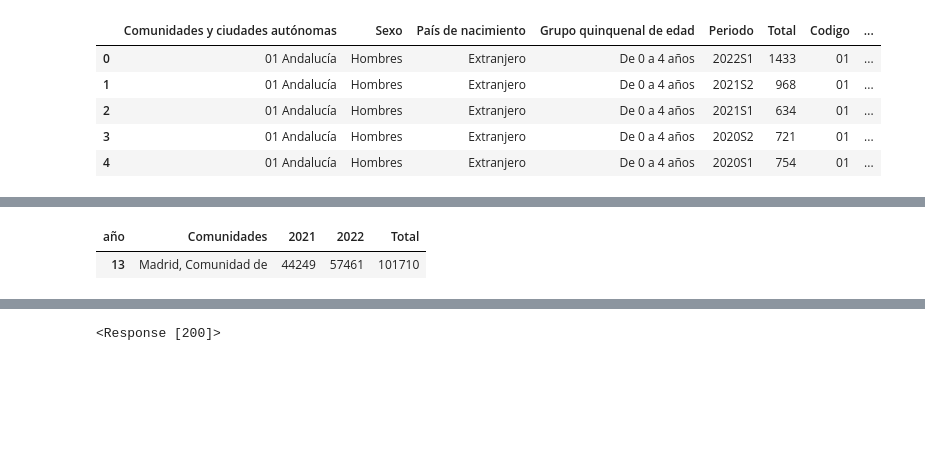
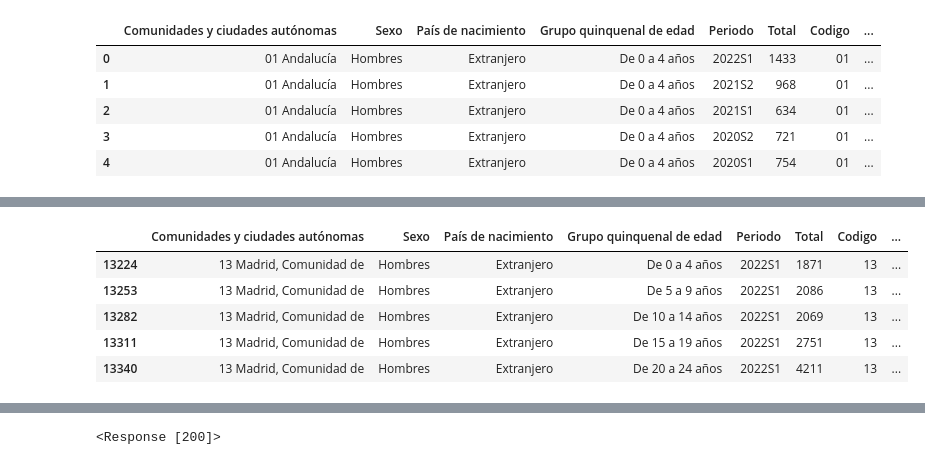
Before and after one commit to monicaclaros/ETL_P4, a Jupyter notebook: principal.ipynb, the cells around one changed output, grey strips where cells are left out. Saved outputs shown, nothing was run; the diff lists cells and outputs as text; code cells hidden in the pictures; blank space fills up the shorter version.

```diff
--- a/principal.ipynb
+++ b/principal.ipynb
@@ -130,0 +155,4 @@ migration.head()
+# %%
+#seleccionar el año 2022 (la última columna)
+df_2022 = migration[migration["año"] == "2022"]
+df_2022.info()
@@ -212,8 +212,12 @@ ccaa_2022
 # %%
 #Elegimos a la CCAA de Madrid
-df_reset = ccaa_2022.reset_index()
-df_madrid = df_reset[df_reset['Comunidades'] == "Madrid, Comunidad de"]
-df_madrid
+df_cm_2022 = df_2022[(df_2022["Comunidades"] == "Madrid, Comunidad de") & (df_2022["año"] == "2022")].drop(columns=["Comunidades"])
+df_cm_2022["año"] = pd.to_numeric(df_cm_2022["año"], downcast="integer")
+df_cm_2022.head()
 # %% [output]
-| año | Comunidades | 2021 | 2022 | Total |
-| 13 | Madrid, Comunidad de | 44249 | 57461 | 101710 |
+|  | Comunidades y ciudades autónomas | Sexo | País de nacimiento | Grupo quinquenal de edad | Periodo | Total | Codigo | ... |
+| 13224 | 13 Madrid, Comunidad de | Hombres | Extranjero | De 0 a 4 años | 2022S1 | 1871 | 13 | ... |
+| 13253 | 13 Madrid, Comunidad de | Hombres | Extranjero | De 5 a 9 años | 2022S1 | 2086 | 13 | ... |
+| 13282 | 13 Madrid, Comunidad de | Hombres | Extranjero | De 10 a 14 años | 2022S1 | 2069 | 13 | ... |
+| 13311 | 13 Madrid, Comunidad de | Hombres | Extranjero | De 15 a 19 años | 2022S1 | 2751 | 13 | ... |
+| 13340 | 13 Madrid, Comunidad de | Hombres | Extranjero | De 20 a 24 años | 2022S1 | 4211 | 13 | ... |
```
Also changed, not shown: parts of 35 cells of this notebook, 1 other file.
